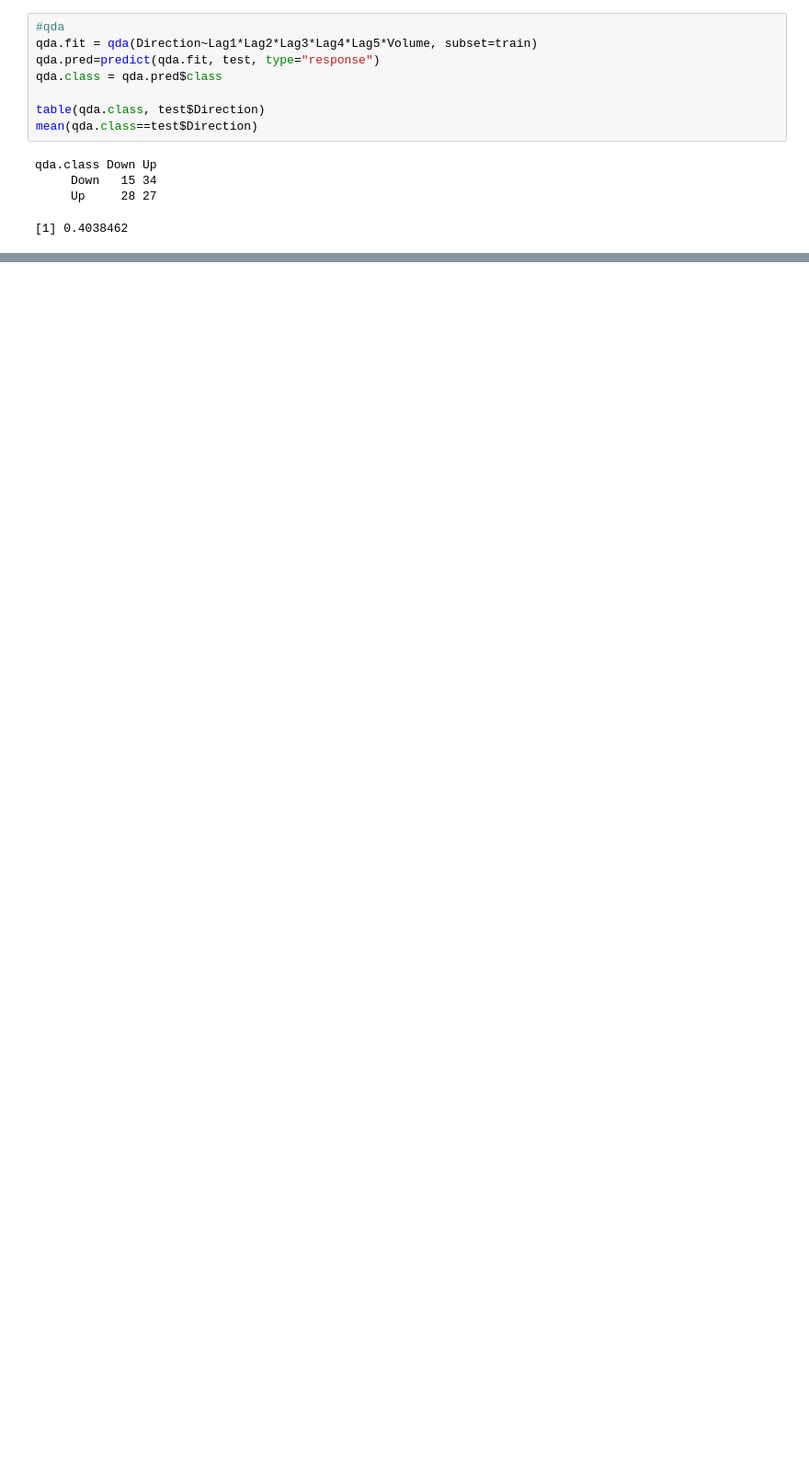
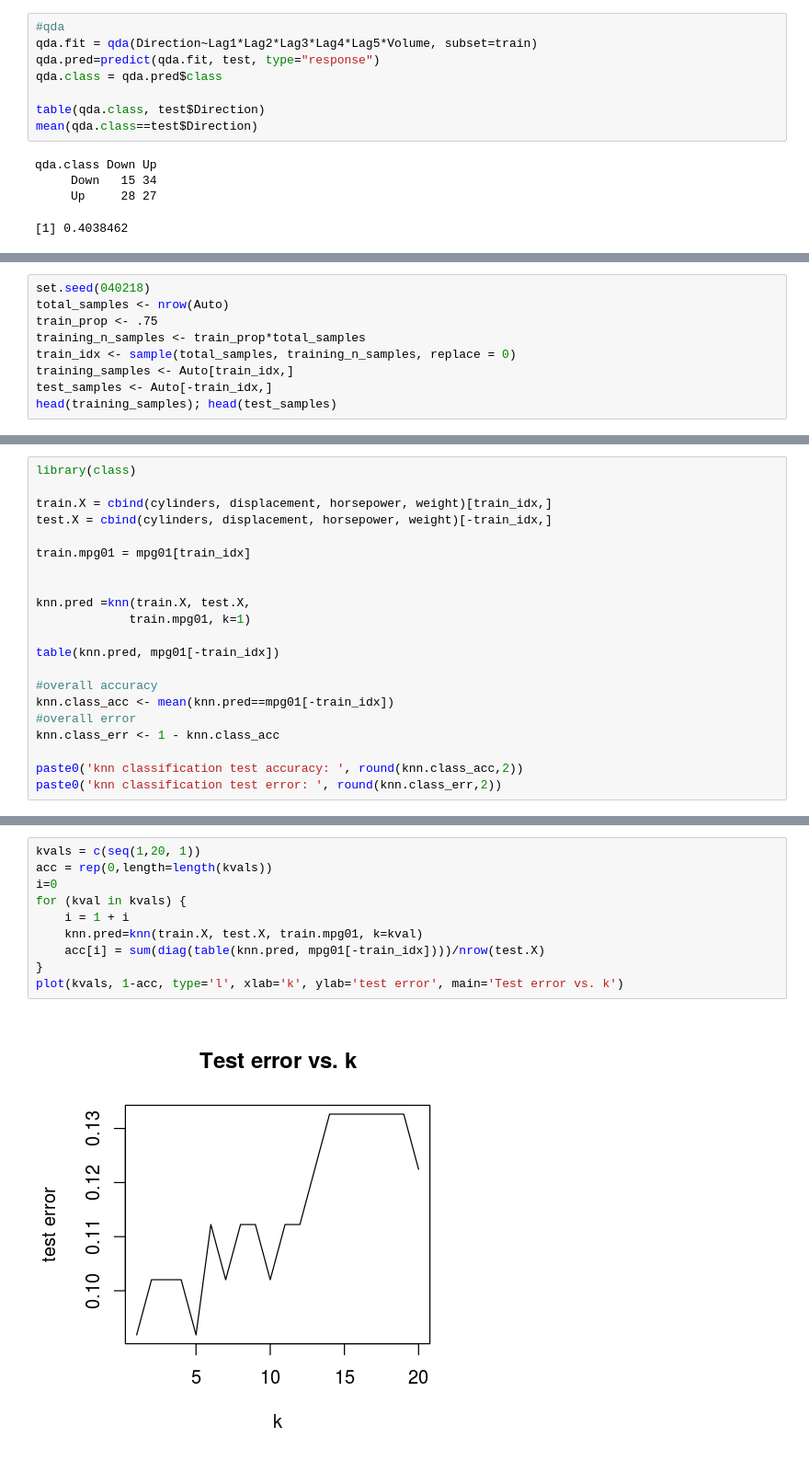
Before and after one commit to kalexandriabond/bond_DSPN_S18, a Jupyter notebook: BOND_Homework5.ipynb, the cells around one changed output, grey strips where cells are left out. Shown at 92% size. Drawn from its saved outputs; the diff is of its cells as text; blank space fills up the shorter version.

```diff
--- a/BOND_Homework5.ipynb
+++ b/BOND_Homework5.ipynb
@@ -479,0 +498,9 @@ ERROR: Error in predict.lm(object, newdata, se.fit, scale = 1, type = ifelse(typ
+# %%
+set.seed(040218)
+total_samples <- nrow(Auto)
+train_prop <- .75
+training_n_samples <- train_prop*total_samples
+train_idx <- sample(total_samples, training_n_samples, replace = 0)
+training_samples <- Auto[train_idx,]
+test_samples <- Auto[-train_idx,]
+head(training_samples); head(test_samples)
@@ -479,0 +595,21 @@ ERROR: Error in predict.lm(object, newdata, se.fit, scale = 1, type = ifelse(typ
+# %%
+library(class)
+
+train.X = cbind(cylinders, displacement, horsepower, weight)[train_idx,]
+test.X = cbind(cylinders, displacement, horsepower, weight)[-train_idx,]
+
+train.mpg01 = mpg01[train_idx]
+
+
+knn.pred =knn(train.X, test.X,
+             train.mpg01, k=1)
+
+table(knn.pred, mpg01[-train_idx])
+
+#overall accuracy
+knn.class_acc <- mean(knn.pred==mpg01[-train_idx])
+#overall error
+knn.class_err <- 1 - knn.class_acc
+
+paste0('knn classification test accuracy: ', round(knn.class_acc,2))
+paste0('knn classification test error: ', round(knn.class_err,2))
@@ -479,0 +622,12 @@ ERROR: Error in predict.lm(object, newdata, se.fit, scale = 1, type = ifelse(typ
+# %%
+kvals = c(seq(1,20, 1))
+acc = rep(0,length=length(kvals))
+i=0
+for (kval in kvals) {
+    i = 1 + i
+    knn.pred=knn(train.X, test.X, train.mpg01, k=kval)
+    acc[i] = sum(diag(table(knn.pred, mpg01[-train_idx])))/nrow(test.X)
+}
+plot(kvals, 1-acc, type='l', xlab='k', ylab='test error', main='Test error vs. k')
+# %% [output]
+[figure, added]
```
Also changed, not shown: parts of 51 cells of this notebook.
